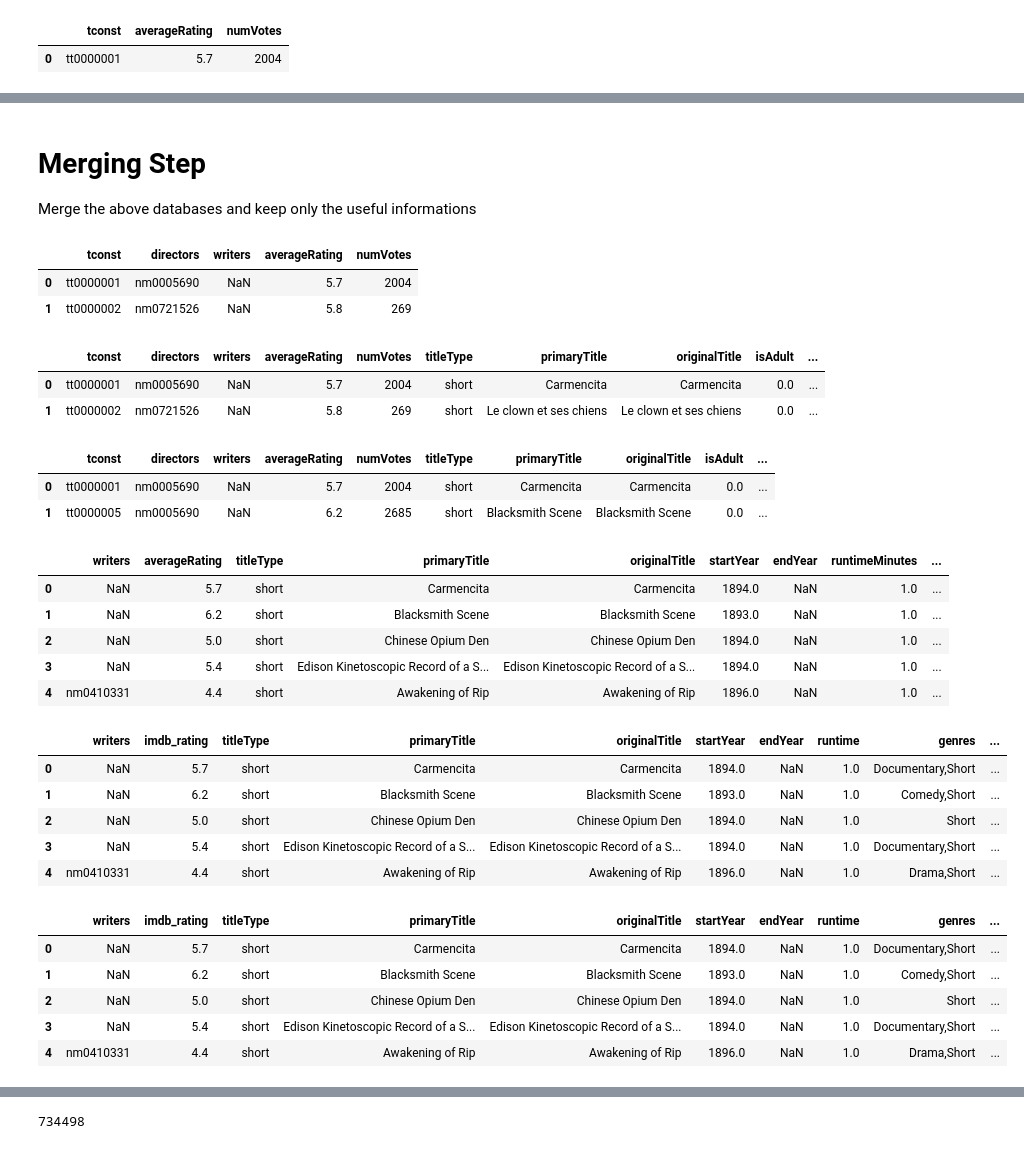
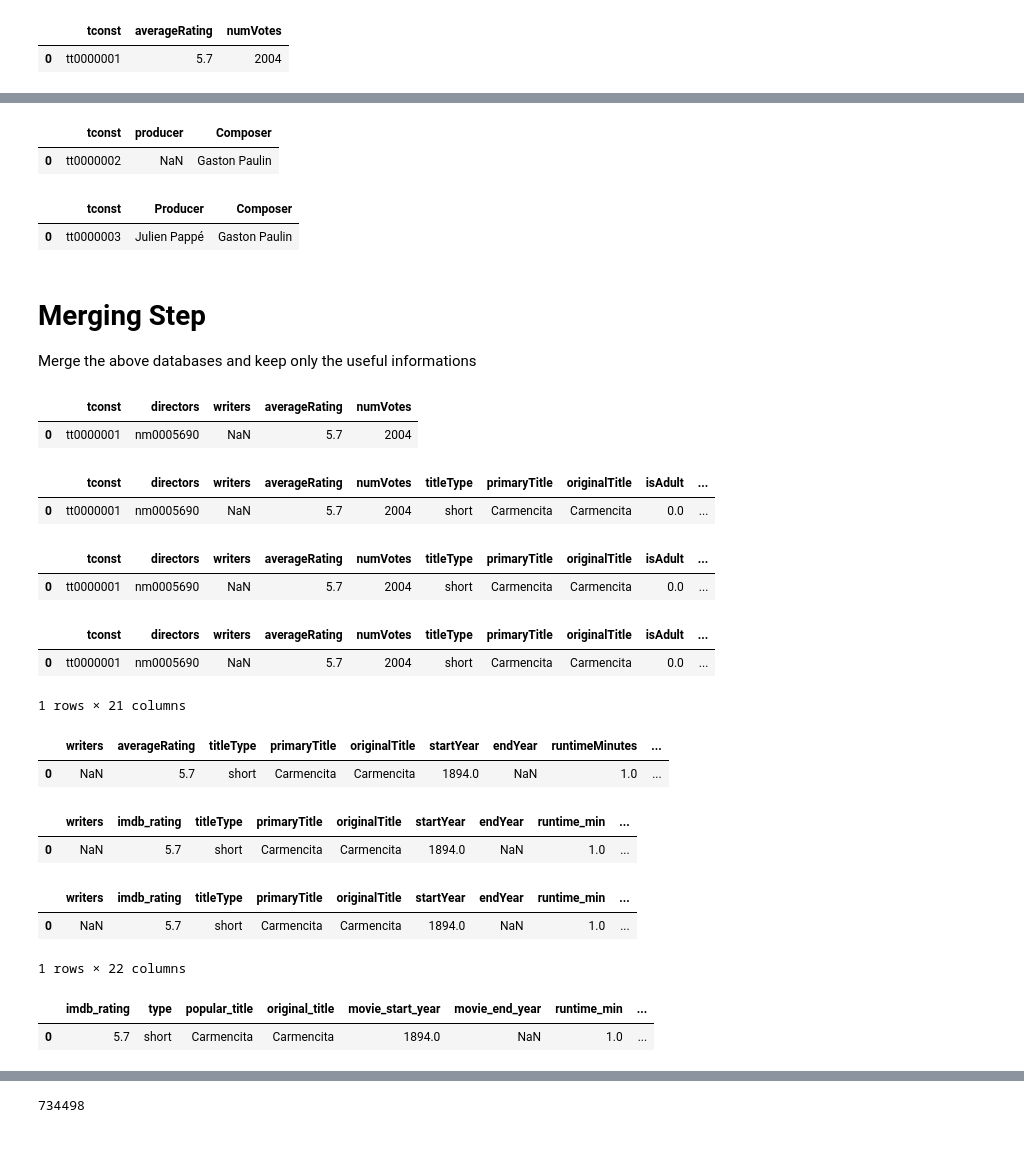
Before and after one commit to epfl-ada/ada-2023-project-patterndetectives, a Jupyter notebook: database_manager.ipynb, the cells around one changed output, grey strips where cells are left out. Drawn from its saved outputs; the diff is of its cells as text; code cells hidden in the pictures.

Commit message:
Data: producer and composer

```diff
--- a/database_manager.ipynb
+++ b/database_manager.ipynb
@@ -83,64 +122,74 @@ for i in range(len(titles_string)):
+# %%
+df_co = df_roles.merge(df_name, left_on='composer', right_on='nconst', how='inner')
+df_co = df_co[['tconst', 'producer', 'primaryName']].rename(columns={'primaryName': 'Composer'})
+df_co.head(1)
+# %% [output]
+|  | tconst | producer | Composer |
+| 0 | tt0000002 | NaN | Gaston Paulin |
+# %%
+df_prod = df_co.merge(df_name, left_on='producer', right_on='nconst', how='inner')
+df_prod = df_prod[['tconst', 'primaryName', 'Composer']].rename(columns={'primaryName': 'Producer'})
+df_prod.head(1)
+# %% [output]
+|  | tconst | Producer | Composer |
+| 0 | tt0000003 | Julien Pappé | Gaston Paulin |
 # %% [markdown]
 # Merging Step
 
 Merge the above databases and keep only the useful informations
 # %%
 df_crew_rating = df_crew.merge(df_rating, how='inner', on='tconst')
+df_crew_rating.head(1)
+# %% [output]
+|  | tconst | directors | writers | averageRating | numVotes |
+| 0 | tt0000001 | nm0005690 | NaN | 5.7 | 2004 |
-# %%
-df_crew_rating.head(2)
-# %% [output]
-|  | tconst | directors | writers | averageRating | numVotes |
-| 0 | tt0000001 | nm0005690 | NaN | 5.7 | 2004 |
-| 1 | tt0000002 | nm0721526 | NaN | 5.8 | 269 |
 # %%
 df_cr_title = df_crew_rating.merge(df_title, how='inner', on='tconst')
-df_cr_title.head(2)
+df_cr_title.head(1)
 # %% [output]
 |  | tconst | directors | writers | averageRating | numVotes | titleType | primaryTitle | originalTitle | isAdult | ... |
 | 0 | tt0000001 | nm0005690 | NaN | 5.7 | 2004 | short | Carmencita | Carmencita | 0.0 | ... |
-| 1 | tt0000002 | nm0721526 | NaN | 5.8 | 269 | short | Le clown et ses chiens | Le clown et ses chiens | 0.0 | ... |
+# %%
+df_team = df_cr_title.merge(df_prod, on='tconst', how='left')
+df_team.head(1)
+# %% [output]
+|  | tconst | directors | writers | averageRating | numVotes | titleType | primaryTitle | originalTitle | isAdult | ... |
+| 0 | tt0000001 | nm0005690 | NaN | 5.7 | 2004 | short | Carmencita | Carmencita | 0.0 | ... |
 # %%
-df_crt_dir = df_cr_title.merge(df_name, left_on='directors', right_on='nconst', how='inner')
-df_crt_dir.head(2)
+df_crt_dir = df_team.merge(df_name, left_on='directors', right_on='nconst', how='inner')
+df_crt_dir.head(1)
 # %% [output]
 |  | tconst | directors | writers | averageRating | numVotes | titleType | primaryTitle | originalTitle | isAdult | ... |
 | 0 | tt0000001 | nm0005690 | NaN | 5.7 | 2004 | short | Carmencita | Carmencita | 0.0 | ... |
-| 1 | tt0000005 | nm0005690 | NaN | 6.2 | 2685 | short | Blacksmith Scene | Blacksmith Scene | 0.0 | ... |
+1 rows × 21 columns
 # %%
 df_crtd = df_crt_dir.drop(['tconst', 'directors', 'numVotes', 'primaryProfession', 'isAdult'], axis=1)
-df_crtd.head()
+df_crtd.head(1)
 # %% [output]
 |  | writers | averageRating | titleType | primaryTitle | originalTitle | startYear | endYear | runtimeMinutes | ... |
 | 0 | NaN | 5.7 | short | Carmencita | Carmencita | 1894.0 | NaN | 1.0 | ... |
-| 1 | NaN | 6.2 | short | Blacksmith Scene | Blacksmith Scene | 1893.0 | NaN | 1.0 | ... |
-| 2 | NaN | 5.0 | short | Chinese Opium Den | Chinese Opium Den | 1894.0 | NaN | 1.0 | ... |
-| 3 | NaN | 5.4 | short | Edison Kinetoscopic Record of a S... | Edison Kinetoscopic Record of a S... | 1894.0 | NaN | 1.0 | ... |
-| 4 | nm0410331 | 4.4 | short | Awakening of Rip | Awakening of Rip | 1896.0 | NaN | 1.0 | ... |
 # %%
 df_crtd = df_crtd.rename(columns={'primaryName': 'director', 'birthYear': 'dir_birth', 'deathYear': 'dir_death'
                                  , 'runtimeMinutes': 'runtime_min', 'averageRating': 'imdb_rating',
                                   'knownForTitles': 'dir_known_titles'})
-df_crtd.head()
+df_crtd.head(1)
 # %% [output]
-|  | writers | imdb_rating | titleType | primaryTitle | originalTitle | startYear | endYear | runtime | genres | ... |
-| 0 | NaN | 5.7 | short | Carmencita | Carmencita | 1894.0 | NaN | 1.0 | Documentary,Short | ... |
-| 1 | NaN | 6.2 | short | Blacksmith Scene | Blacksmith Scene | 1893.0 | NaN | 1.0 | Comedy,Short | ... |
-| 2 | NaN | 5.0 | short | Chinese Opium Den | Chinese Opium Den | 1894.0 | NaN | 1.0 | Short | ... |
-| 3 | NaN | 5.4 | short | Edison Kinetoscopic Record of a S... | Edison Kinetoscopic Record of a S... | 1894.0 | NaN | 1.0 | Documentary,Short | ... |
-| 4 | nm0410331 | 4.4 | short | Awakening of Rip | Awakening of Rip | 1896.0 | NaN | 1.0 | Drama,Short | ... |
+|  | writers | imdb_rating | titleType | primaryTitle | originalTitle | startYear | endYear | runtime_min | ... |
+| 0 | NaN | 5.7 | short | Carmencita | Carmencita | 1894.0 | NaN | 1.0 | ... |
 # %%
 df_fin = df_crtd.merge(df_name, left_on='writers', right_on='nconst', how='left')
-df_fin.head()
+df_fin.head(1)
 # %% [output]
-|  | writers | imdb_rating | titleType | primaryTitle | originalTitle | startYear | endYear | runtime | genres | ... |
-| 0 | NaN | 5.7 | short | Carmencita | Carmencita | 1894.0 | NaN | 1.0 | Documentary,Short | ... |
-| 1 | NaN | 6.2 | short | Blacksmith Scene | Blacksmith Scene | 1893.0 | NaN | 1.0 | Comedy,Short | ... |
-| 2 | NaN | 5.0 | short | Chinese Opium Den | Chinese Opium Den | 1894.0 | NaN | 1.0 | Short | ... |
-| 3 | NaN | 5.4 | short | Edison Kinetoscopic Record of a S... | Edison Kinetoscopic Record of a S... | 1894.0 | NaN | 1.0 | Documentary,Short | ... |
-| 4 | nm0410331 | 4.4 | short | Awakening of Rip | Awakening of Rip | 1896.0 | NaN | 1.0 | Drama,Short | ... |
+|  | writers | imdb_rating | titleType | primaryTitle | originalTitle | startYear | endYear | runtime_min | ... |
+| 0 | NaN | 5.7 | short | Carmencita | Carmencita | 1894.0 | NaN | 1.0 | ... |
+1 rows × 22 columns
 # %%
 df = df_fin.drop(['nconst_x', 'nconst_y', 'primaryProfession', 'writers'], axis=1)
 df = df.rename(columns={'primaryName': 'writer', 'birthYear': 'writer_birth', 'deathYear': 'writer_death',
                         'knownForTitles': 'writer_know_titles', 'titleType': 'type',
                         'primaryTitle': 'popular_title', 'originalTitle': 'original_title',
                        'startYear': 'movie_start_year', 'endYear': 'movie_end_year'})
+df.head(1)
+# %% [output]
+|  | imdb_rating | type | popular_title | original_title | movie_start_year | movie_end_year | runtime_min | ... |
+| 0 | 5.7 | short | Carmencita | Carmencita | 1894.0 | NaN | 1.0 | ... |
```
Also changed, not shown: parts of 12 cells of this notebook, 2 other files.
